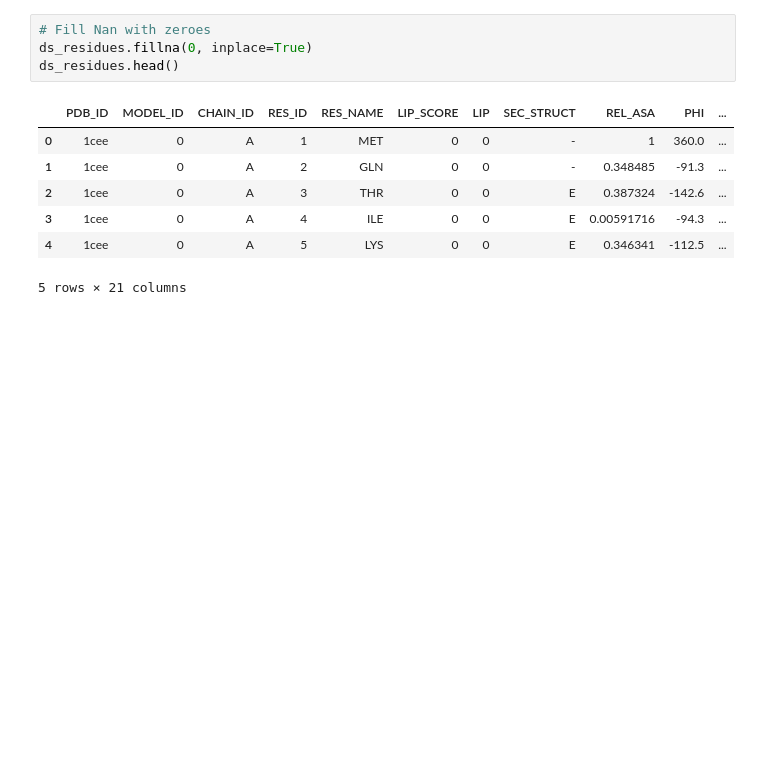
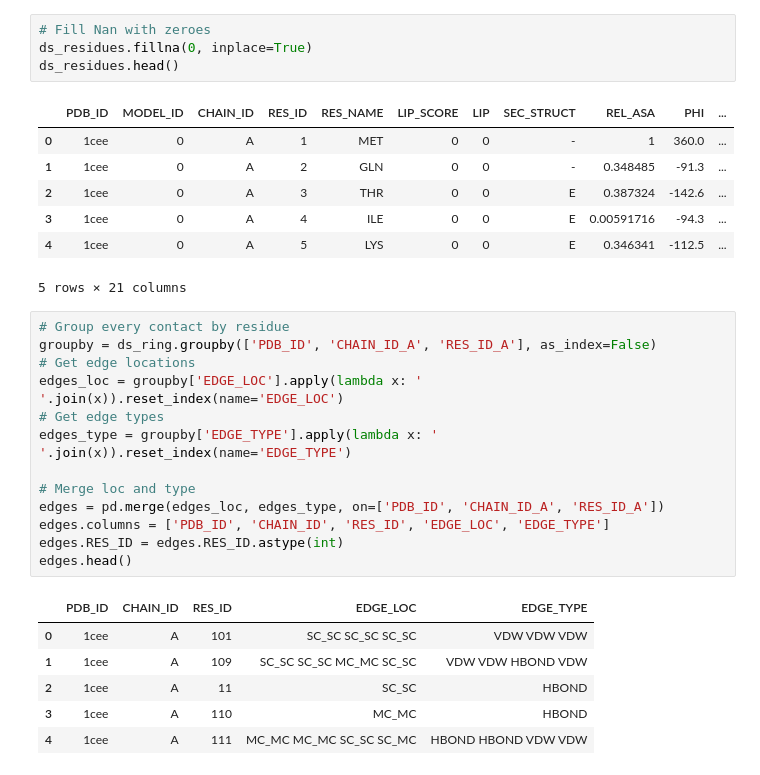
Before and after one commit to f-grimaldi/Linear-Interactive-Peptides-LIPs-Predictor, a Jupyter notebook: dataset.ipynb, the cells around one changed output. Cells and saved outputs as stored; diff of their text form; blank space fills up the shorter version.

Commit message:
Added edges features

```diff
--- a/dataset.ipynb
+++ b/dataset.ipynb
@@ -341,3 +341,23 @@ ds_residues.head()
 | 3 | 1cee | 0 | A | 4 | ILE | 0 | 0 | E | 0.00591716 | -94.3 | ... |
 | 4 | 1cee | 0 | A | 5 | LYS | 0 | 0 | E | 0.346341 | -112.5 | ... |
 5 rows × 21 columns
+# %%
+# Group every contact by residue
+groupby = ds_ring.groupby(['PDB_ID', 'CHAIN_ID_A', 'RES_ID_A'], as_index=False)
+# Get edge locations
+edges_loc = groupby['EDGE_LOC'].apply(lambda x: ' '.join(x)).reset_index(name='EDGE_LOC')
+# Get edge types
+edges_type = groupby['EDGE_TYPE'].apply(lambda x: ' '.join(x)).reset_index(name='EDGE_TYPE')
+
+# Merge loc and type
+edges = pd.merge(edges_loc, edges_type, on=['PDB_ID', 'CHAIN_ID_A', 'RES_ID_A'])
+edges.columns = ['PDB_ID', 'CHAIN_ID', 'RES_ID', 'EDGE_LOC', 'EDGE_TYPE']
+edges.RES_ID = edges.RES_ID.astype(int)
+edges.head()
+# %% [output]
+|  | PDB_ID | CHAIN_ID | RES_ID | EDGE_LOC | EDGE_TYPE |
+| 0 | 1cee | A | 101 | SC_SC SC_SC SC_SC | VDW VDW VDW |
+| 1 | 1cee | A | 109 | SC_SC SC_SC MC_MC SC_SC | VDW VDW HBOND VDW |
+| 2 | 1cee | A | 11 | SC_SC | HBOND |
+| 3 | 1cee | A | 110 | MC_MC | HBOND |
+| 4 | 1cee | A | 111 | MC_MC MC_MC SC_SC SC_MC | HBOND HBOND VDW VDW |
```
Also changed, not shown: parts of 4 cells of this notebook, 1 other file.
